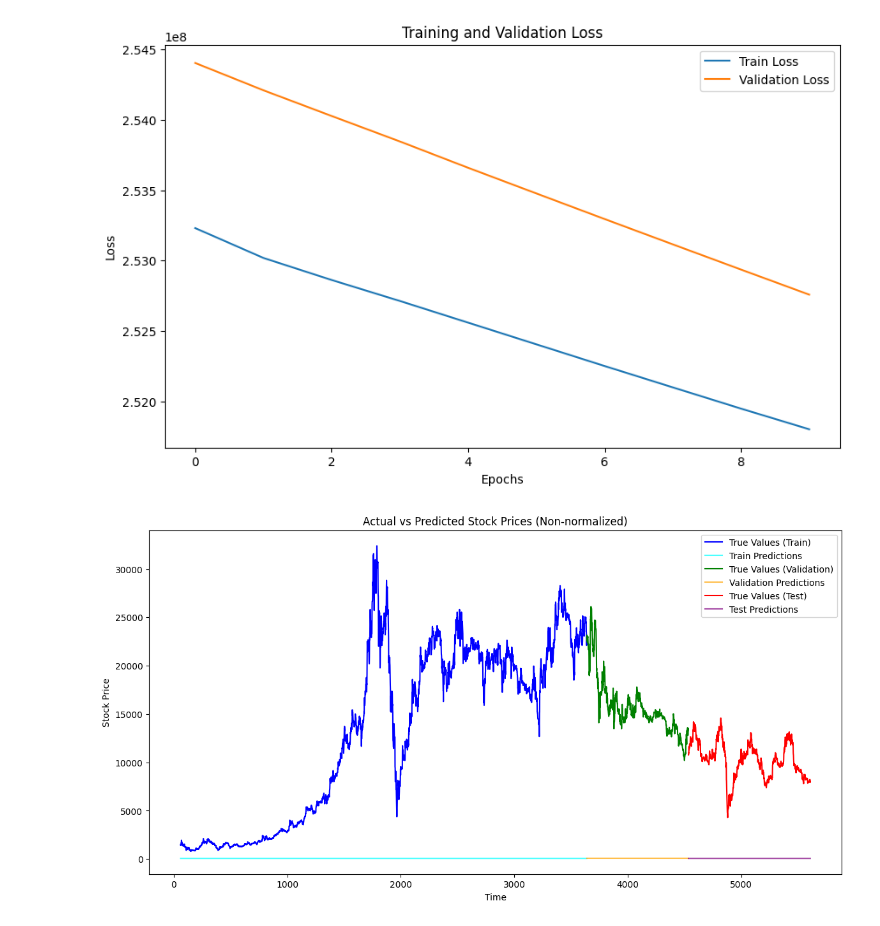
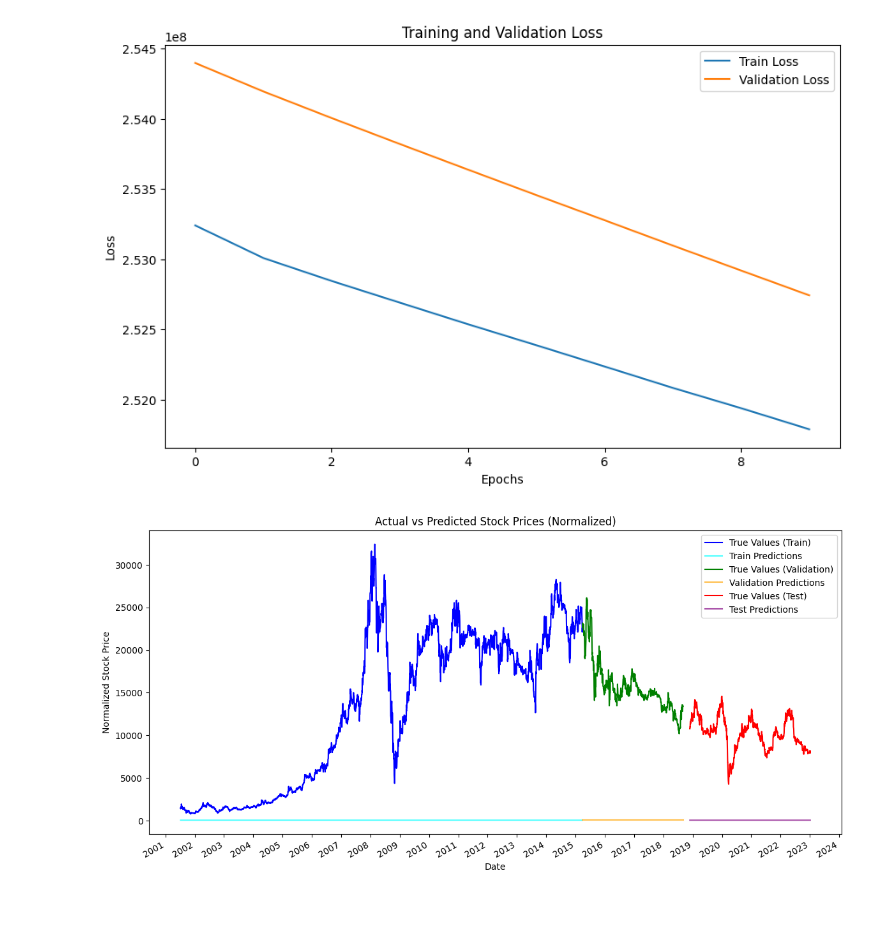
Before and after one commit to adrianazizsantoso/final-project-ml, a Jupyter notebook: Playground_LSTM_Denormalized.ipynb, the cells around one changed output. Drawn from its saved outputs; the diff is of its cells as text; code cells hidden in the pictures.

Commit message:
fix plot LSTM

```diff
--- a/Playground_LSTM_Denormalized.ipynb
+++ b/Playground_LSTM_Denormalized.ipynb
@@ -142,19 +142,31 @@ plt.show()
 # %% [output]
 [figure]
 # %%
-# Plot actual vs predicted values for non-normalized data
+import matplotlib.dates as mdates
 
 plt.figure(figsize=(14, 7))
-plt.plot(range(seq_length, seq_length + len(y_train_final)), y_train_final, label='True Values (Train)', color='blue')
-plt.plot(range(seq_length, seq_length + len(train_predictions)), train_predictions, label='Train Predictions', color='cyan', alpha=0.7)
-plt.plot(range(seq_length + len(y_train_final), seq_length + len(y_train_final) + len(y_val)), y_val, label='True Values (Validation)', color='green')
-plt.plot(range(seq_length + len(train_predictions), seq_length + len(train_predictions) + len(val_predictions)), val_predictions, label='Validation Predictions', color='orange', alpha=0.7)
-plt.plot(range(seq_length + len(y_train_final) + len(y_val), seq_length + len(y_train_final) + len(y_val) + len(y_test)), y_test, label='True Values (Test)', color='red')
-plt.plot(range(seq_length + len(train_predictions) + len(val_predictions), seq_length + len(train_predictions) + len(val_predictions) + len(test_predictions)), test_predictions, label='Test Predictions', color='purple', alpha=0.7)
-plt.xlabel('Time')
-plt.ylabel('Stock Price')
+
+train_dates = data.index[seq_length:train_val_split + seq_length]
+val_dates = data.index[train_val_split + seq_length:train_val_split + seq_length + len(val_predictions)]
+test_dates = data.index[train_size + seq_length:train_size + seq_length + len(test_predictions)]
+
+plt.plot(train_dates, y_train_final, label='True Values (Train)', color='blue')
+plt.plot(train_dates, train_predictions, label='Train Predictions', color='cyan', alpha=0.7)
+
+plt.plot(val_dates, y_val, label='True Values (Validation)', color='green')
+plt.plot(val_dates, val_predictions, label='Validation Predictions', color='orange', alpha=0.7)
+
+plt.plot(test_dates, y_test, label='True Values (Test)', color='red')
+plt.plot(test_dates, test_predictions, label='Test Predictions', color='purple', alpha=0.7)
+
+plt.gca().xaxis.set_major_locator(mdates.YearLocator())
+plt.gca().xaxis.set_major_formatter(mdates.DateFormatter('%Y'))
+plt.gcf().autofmt_xdate()
+
+plt.xlabel('Date')
+plt.ylabel('Normalized Stock Price')
 plt.legend()
-plt.title('Actual vs Predicted Stock Prices (Non-normalized)')
+plt.title('Actual vs Predicted Stock Prices (Normalized)')
 plt.show()
 # %% [output]
-[figure, old version]
+[figure, new version]
```
Also changed, not shown: parts of 3 cells of this notebook, 1 other file.
